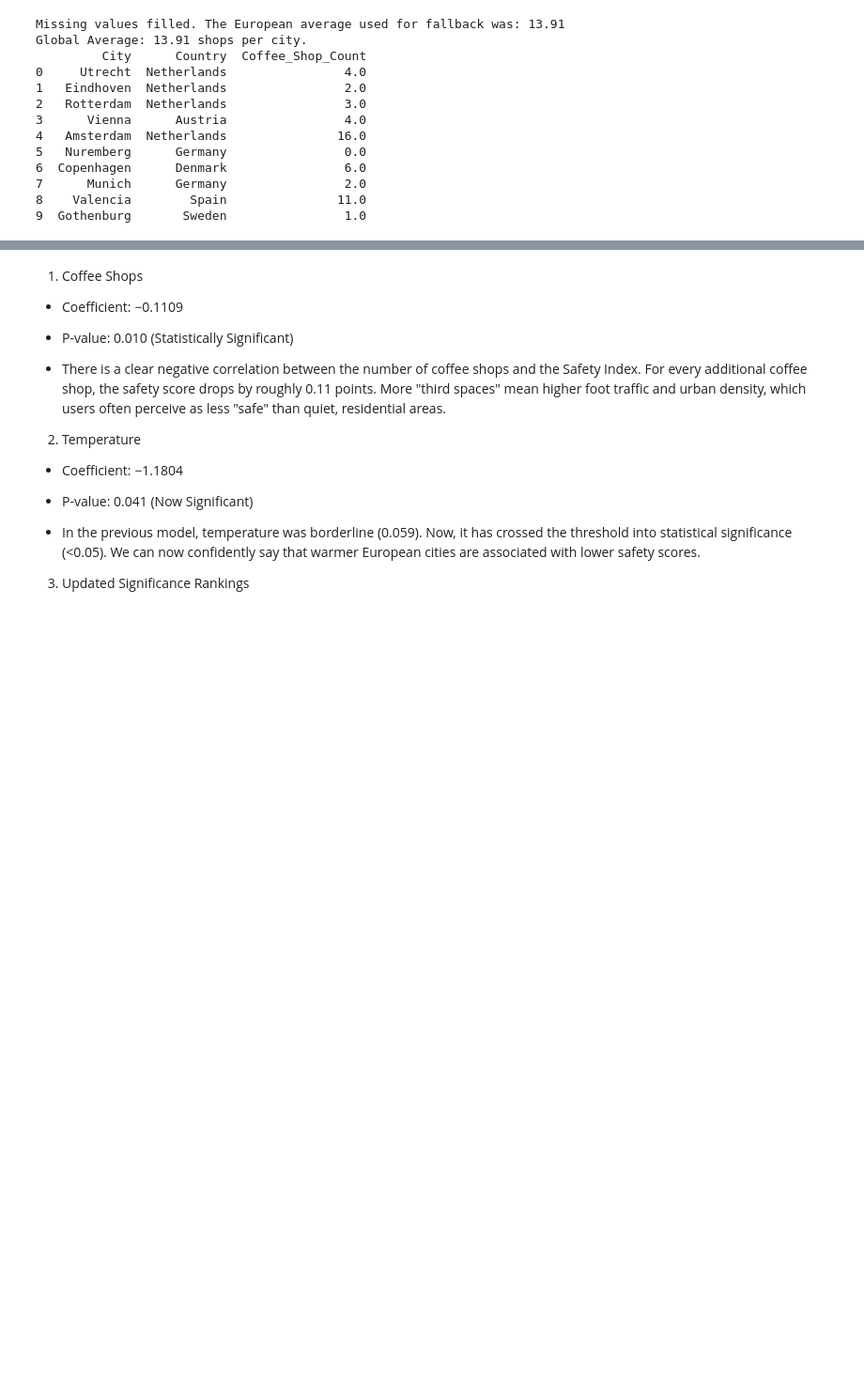
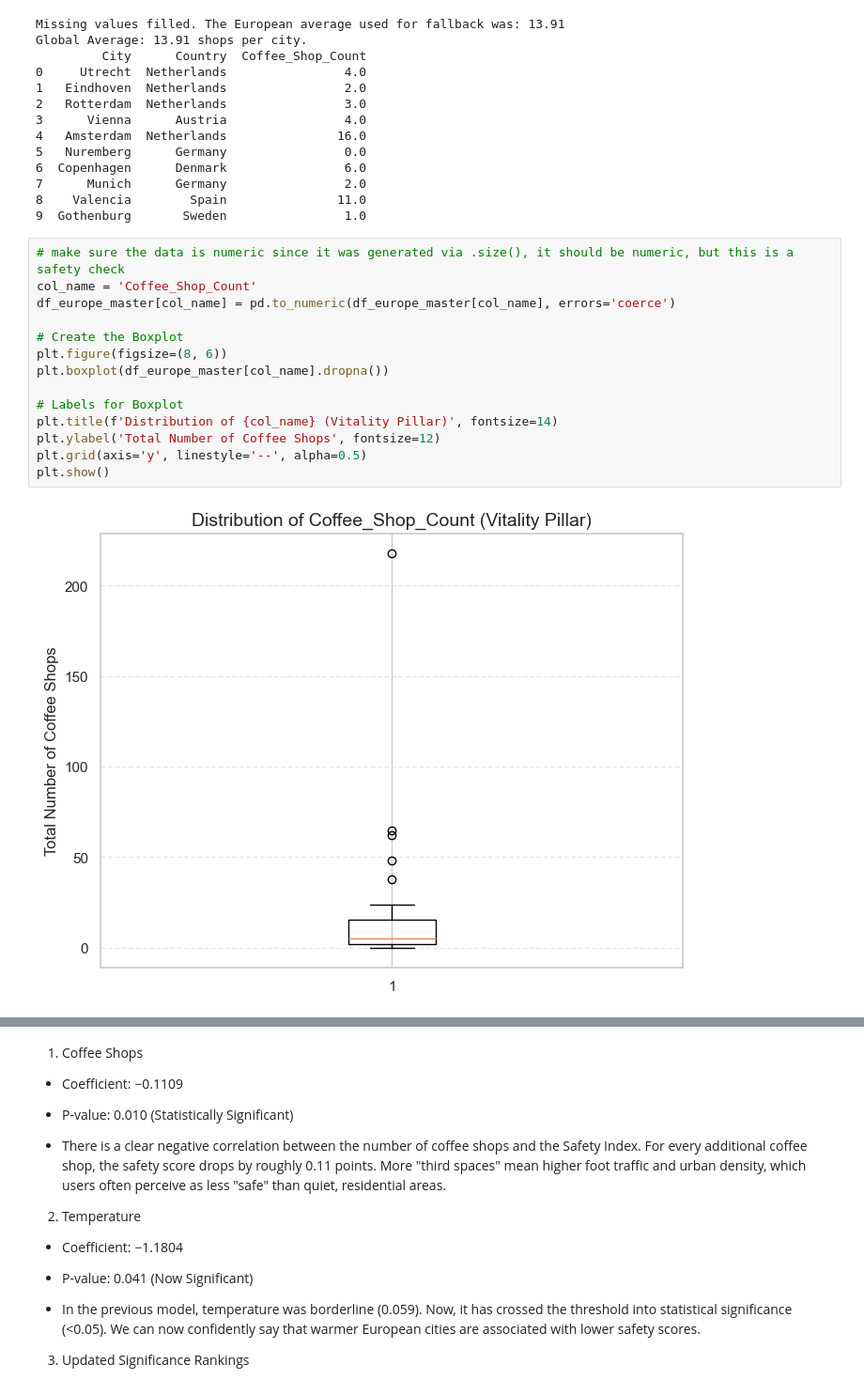
Before and after one commit to AoifeMurphy02/DAV_Specification_Index_Generation_and_Visualization, a Jupyter notebook: HGW_Index.ipynb, the cells around one changed output, grey strips where cells are left out. Shown at 94% size. Drawn from its saved outputs; the diff is of its cells as text; blank space fills up the shorter version.

Commit message:
📊viz: boxplot added
 - added boxplot for amount of starbucks coffee shops in each city

```diff
--- a/HGW_Index.ipynb
+++ b/HGW_Index.ipynb
@@ -946,3 +942,19 @@ Global Average: 13.91 shops per city.
 7      Munich      Germany                2.0
 8    Valencia        Spain               11.0
 9  Gothenburg       Sweden                1.0
+# %%
+# make sure the data is numeric since it was generated via .size(), it should be numeric, but this is a safety check
+col_name = 'Coffee_Shop_Count'
+df_europe_master[col_name] = pd.to_numeric(df_europe_master[col_name], errors='coerce')
+
+# Create the Boxplot
+plt.figure(figsize=(8, 6))
+plt.boxplot(df_europe_master[col_name].dropna())
+
+# Labels for Boxplot
+plt.title(f'Distribution of {col_name} (Vitality Pillar)', fontsize=14)
+plt.ylabel('Total Number of Coffee Shops', fontsize=12)
+plt.grid(axis='y', linestyle='--', alpha=0.5)
+plt.show()
+# %% [output]
+[figure, added]
```
Also changed, not shown: parts of 3 cells of this notebook.
